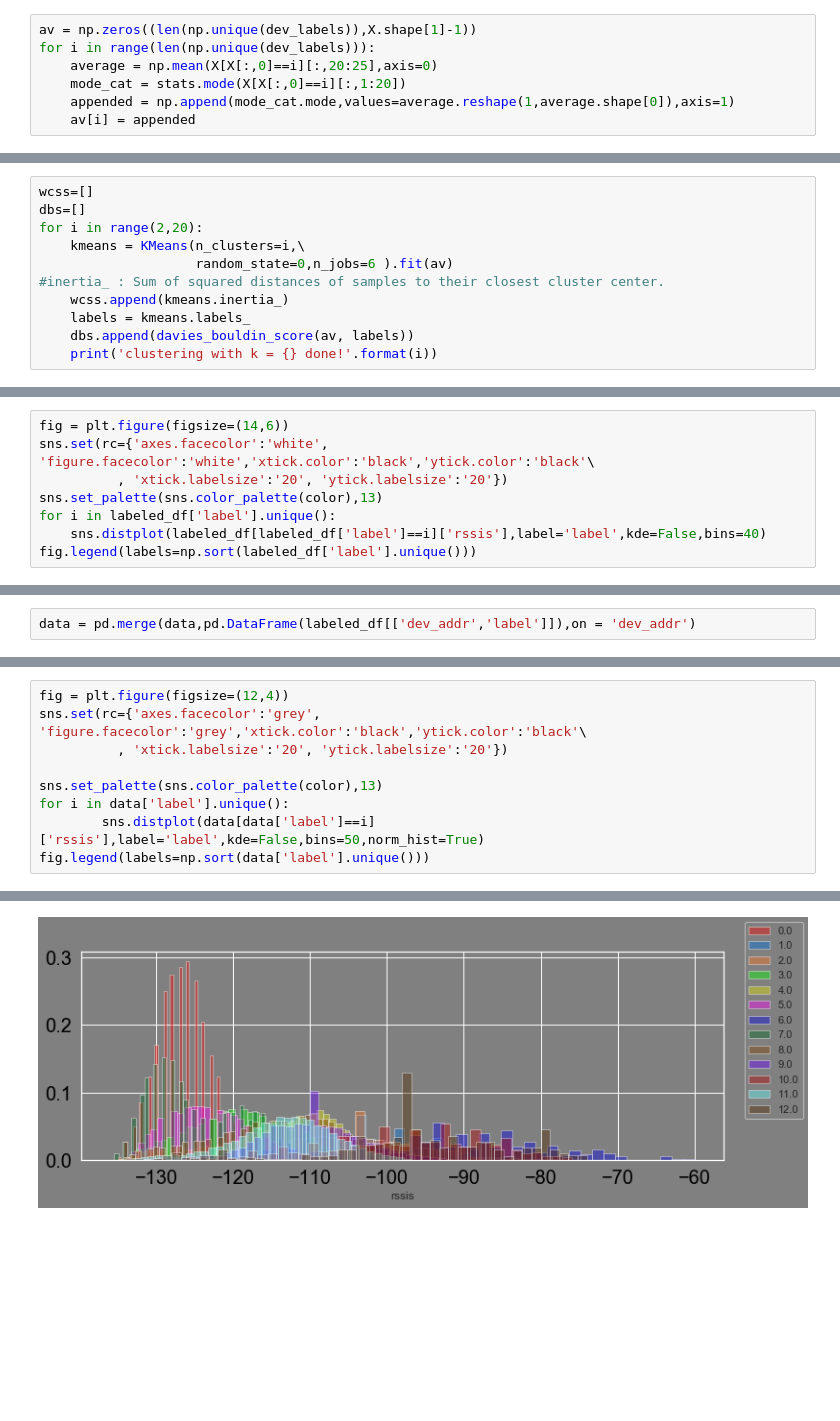
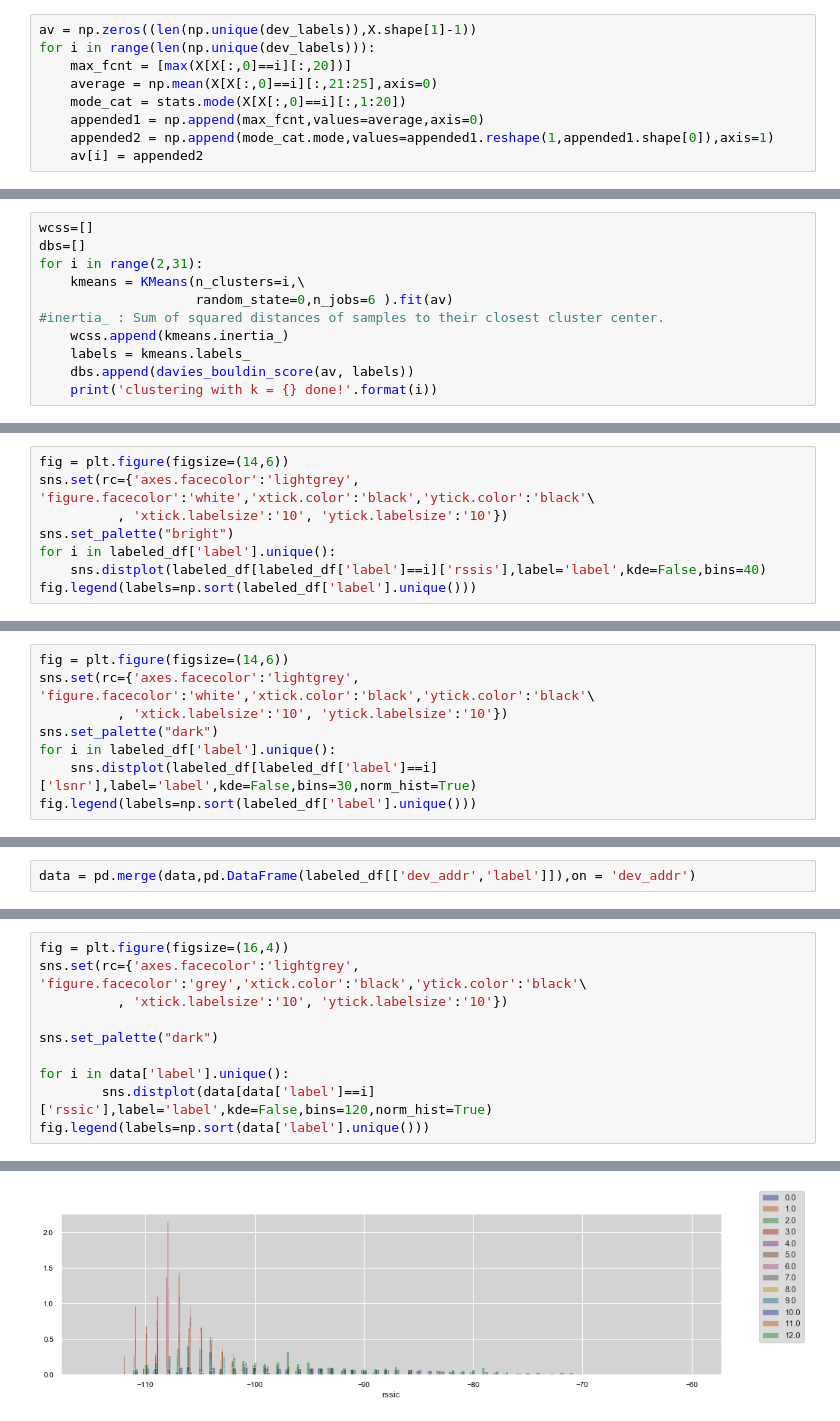
Before and after one commit to spiroskatsampiris/LoRaWAN, a Jupyter notebook: clean_data.ipynb, the cells around one changed output, grey strips where cells are left out. Cells and saved outputs as stored; diff of their text form; blank space fills up the shorter version.

Commit message:
clear_data updated

```diff
--- a/clean_data.ipynb
+++ b/clean_data.ipynb
@@ -171,10 +191,12 @@ X.shape
 # %%
 av = np.zeros((len(np.unique(dev_labels)),X.shape[1]-1))
 for i in range(len(np.unique(dev_labels))):
-    average = np.mean(X[X[:,0]==i][:,20:25],axis=0)
+    max_fcnt = [max(X[X[:,0]==i][:,20])]
+    average = np.mean(X[X[:,0]==i][:,21:25],axis=0)
     mode_cat = stats.mode(X[X[:,0]==i][:,1:20])
-    appended = np.append(mode_cat.mode,values=average.reshape(1,average.shape[0]),axis=1)
-    av[i] = appended
+    appended1 = np.append(max_fcnt,values=average,axis=0)
+    appended2 = np.append(mode_cat.mode,values=appended1.reshape(1,appended1.shape[0]),axis=1)
+    av[i] = appended2
 # %%
 av.shape
 # %% [output]
@@ -182,7 +204,7 @@ av.shape
 # %%
 wcss=[]
 dbs=[]
-for i in range(2,20):
+for i in range(2,31):
     kmeans = KMeans(n_clusters=i,\
                     random_state=0,n_jobs=6 ).fit(av)
 #inertia_ : Sum of squared distances of samples to their closest cluster center.
@@ -280,9 +518,9 @@ color = ["#ff0000", "#0073e6", "#ff751a", "#00ff00", "#e6e600", "#ff00ff","#0000
          "#006622", "#804000", "#6600ff", "#b30000", "#66ffff","#4d2600"]
 # %%
 fig = plt.figure(figsize=(14,6))
-sns.set(rc={'axes.facecolor':'white', 'figure.facecolor':'white','xtick.color':'black','ytick.color':'black'\
-          , 'xtick.labelsize':'20', 'ytick.labelsize':'20'})
-sns.set_palette(sns.color_palette(color),13)
+sns.set(rc={'axes.facecolor':'lightgrey', 'figure.facecolor':'white','xtick.color':'black','ytick.color':'black'\
+          , 'xtick.labelsize':'10', 'ytick.labelsize':'10'})
+sns.set_palette("bright")
 for i in labeled_df['label'].unique():
     sns.distplot(labeled_df[labeled_df['label']==i]['rssis'],label='label',kde=False,bins=40)
 fig.legend(labels=np.sort(labeled_df['label'].unique()))
@@ -293,0 +530,8 @@ fig.legend(labels=np.sort(labeled_df['label'].unique()))
+# %%
+fig = plt.figure(figsize=(14,6))
+sns.set(rc={'axes.facecolor':'lightgrey', 'figure.facecolor':'white','xtick.color':'black','ytick.color':'black'\
+          , 'xtick.labelsize':'10', 'ytick.labelsize':'10'})
+sns.set_palette("dark")
+for i in labeled_df['label'].unique():
+    sns.distplot(labeled_df[labeled_df['label']==i]['lsnr'],label='label',kde=False,bins=30,norm_hist=True)
+fig.legend(labels=np.sort(labeled_df['label'].unique()))
@@ -296,12 +577,13 @@ data = pd.merge(data,pd.DataFrame(labeled_df[['dev_addr','label']]),on = 'dev_ad
 # %%
-fig = plt.figure(figsize=(12,4))
-sns.set(rc={'axes.facecolor':'grey', 'figure.facecolor':'grey','xtick.color':'black','ytick.color':'black'\
-          , 'xtick.labelsize':'20', 'ytick.labelsize':'20'})
+fig = plt.figure(figsize=(16,4))
+sns.set(rc={'axes.facecolor':'lightgrey', 'figure.facecolor':'grey','xtick.color':'black','ytick.color':'black'\
+          , 'xtick.labelsize':'10', 'ytick.labelsize':'10'})
 
-sns.set_palette(sns.color_palette(color),13)
+sns.set_palette("dark")
+
 for i in data['label'].unique():
-        sns.distplot(data[data['label']==i]['rssis'],label='label',kde=False,bins=50,norm_hist=True)
+        sns.distplot(data[data['label']==i]['rssic'],label='label',kde=False,bins=120,norm_hist=True)
 fig.legend(labels=np.sort(data['label'].unique()))
 # %% [output]
 <matplotlib.legend.Legend at 0x...>
-[figure, old version]
+[figure, new version]
```
Also changed, not shown: parts of 55 cells of this notebook.
